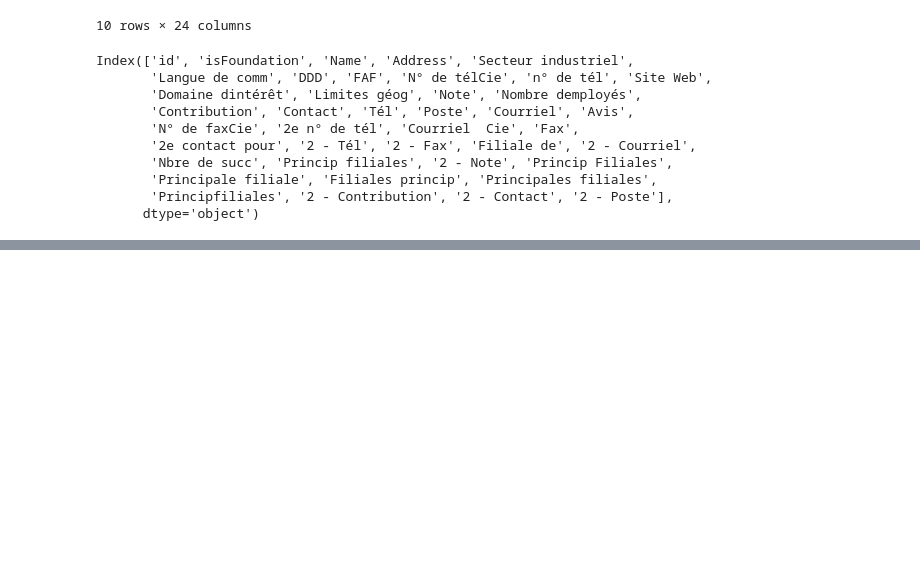
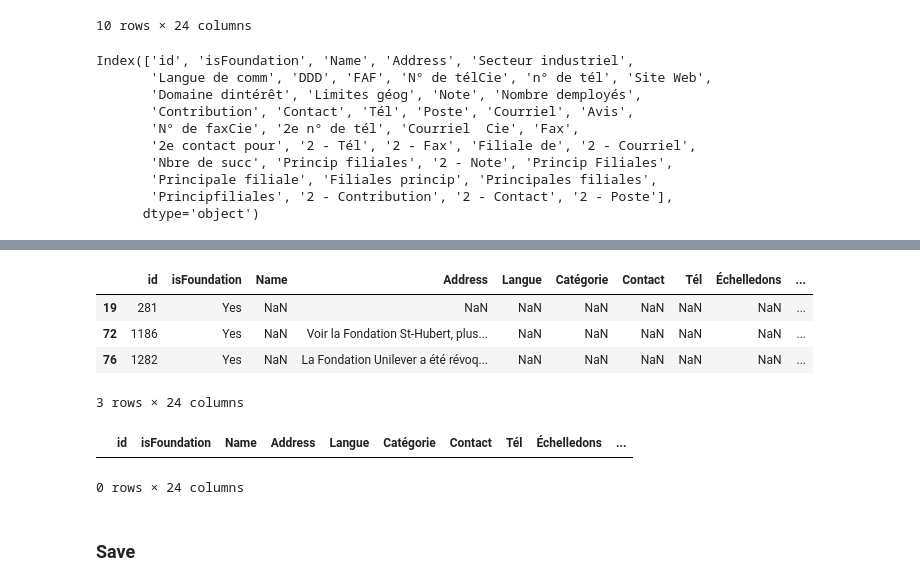
Before and after one commit to carlosfg97/Kurling4Kids, a Jupyter notebook: PDF Extract/pdfextract_v1.ipynb, the cells around one changed output, grey strips where cells are left out. Saved outputs shown, nothing was run; the diff lists cells and outputs as text; code cells hidden in the pictures; blank space fills up the shorter version.

```diff
--- a/PDF Extract/pdfextract_v1.ipynb
+++ b/PDF Extract/pdfextract_v1.ipynb
@@ -140,7 +140,7 @@ def extractFromTextDict(text_dict, bannedStrings):
                                     #foundation_list[foundation_id]['Name'] += spans_list['text'].strip()
 
                             #Check if font & size are address
-                            if (spans_list['font'] == 'Helvetica-Bold') & (round(float(spans_list['size'])) == 8):
+                            if (spans_list['font'] == 'Helvetica-Bold') & ((round(float(spans_list['size'])) == 8) | (round(float(spans_list['size'])) >= 9)):
                                 #Check if are on different line than Name, meaning are on Address line
                                 if count_line_list > lineToSkip:
                                      #If key Address doesn't already exist, create it
@@ -226,0 +277,8 @@ Index(['id', 'isFoundation', 'Name', 'Address', 'Secteur industriel',
+# %%
+dfFoundation_full[dfFoundation_full.Name.isna() == True]
+# %% [output]
+|  | id | isFoundation | Name | Address | Langue | Catégorie | Contact | Tél | Échelledons | ... |
+| 19 | 281 | Yes | NaN | NaN | NaN | NaN | NaN | NaN | NaN | ... |
+| 72 | 1186 | Yes | NaN | Voir la Fondation St-Hubert, plus... | NaN | NaN | NaN | NaN | NaN | ... |
+| 76 | 1282 | Yes | NaN | La Fondation Unilever a été révoq... | NaN | NaN | NaN | NaN | NaN | ... |
+3 rows × 24 columns
@@ -227,3 +288,10 @@ Index(['id', 'isFoundation', 'Name', 'Address', 'Secteur industriel',
+# %%
+dfFoundation_full[dfFoundation_full.Address.isna() == True]
+# %% [output]
+|  | id | isFoundation | Name | Address | Langue | Catégorie | Contact | Tél | Échelledons | ... |
+0 rows × 24 columns
+# %% [markdown]
+### Save
 # %%
 ####
 # Save to csv
```
Also changed, not shown: parts of 11 cells of this notebook, 1 other file.
